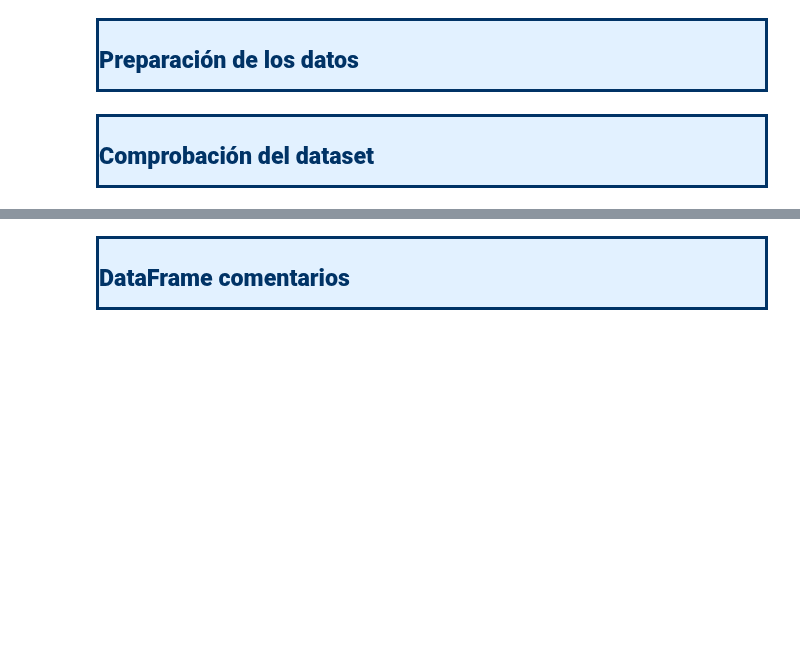
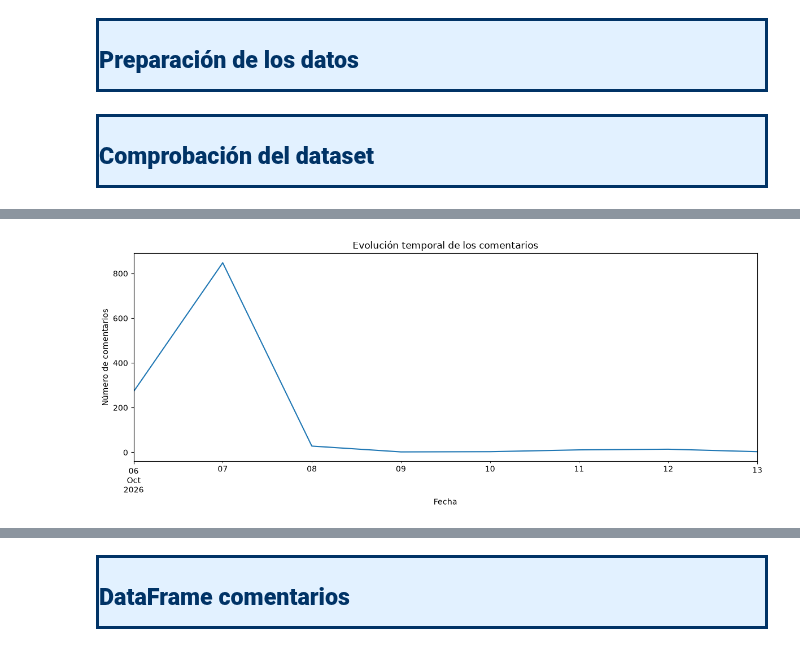
Before and after one commit to jejoama/Practicas_Curriculares, a Jupyter notebook: GENERAL.ipynb, the cells around one changed output, grey strips where cells are left out. Saved outputs shown, nothing was run; the diff lists cells and outputs as text; code cells hidden in the pictures; blank space fills up the shorter version.

```diff
--- a/GENERAL.ipynb
+++ b/GENERAL.ipynb
@@ -654,0 +365,19 @@ display(
+# %%
+# Número de comentarios por día
+comentarios_por_dia = (
+    df_c.set_index("FECHA")
+    .resample("D")
+    .size()
+)
+
+plt.figure(figsize=(12, 5))
+
+comentarios_por_dia.plot()
+
+plt.title("Evolución temporal de los comentarios")
+plt.xlabel("Fecha")
+plt.ylabel("Número de comentarios")
+plt.tight_layout()
+plt.show()
+# %% [output]
+[figure, added]
```
Also changed, not shown: parts of 37 cells of this notebook.
